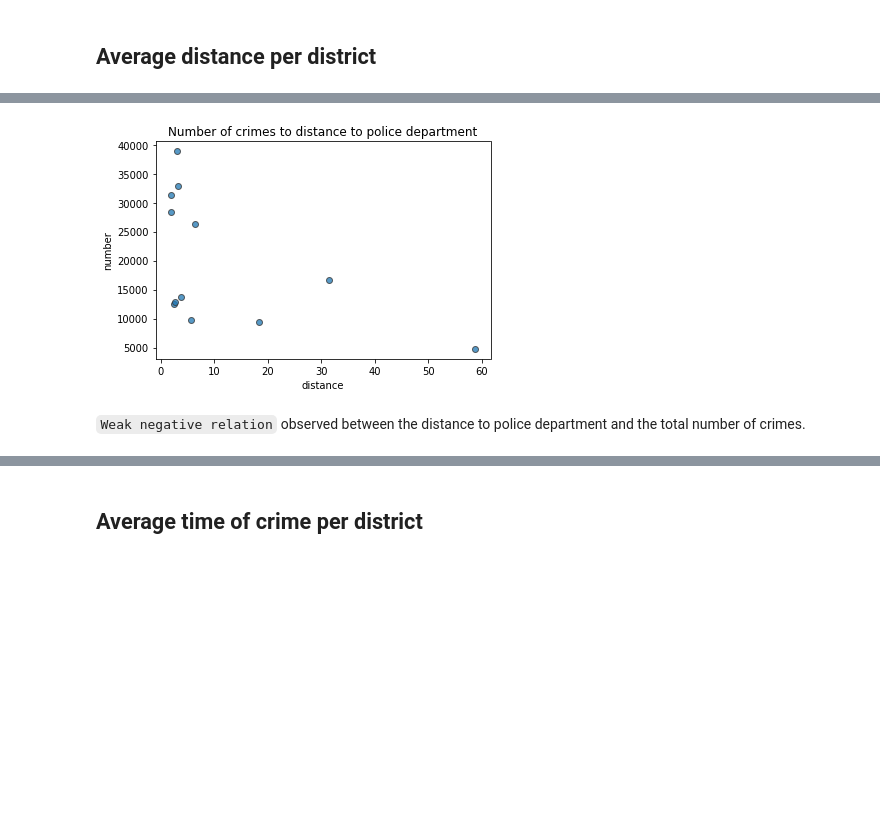
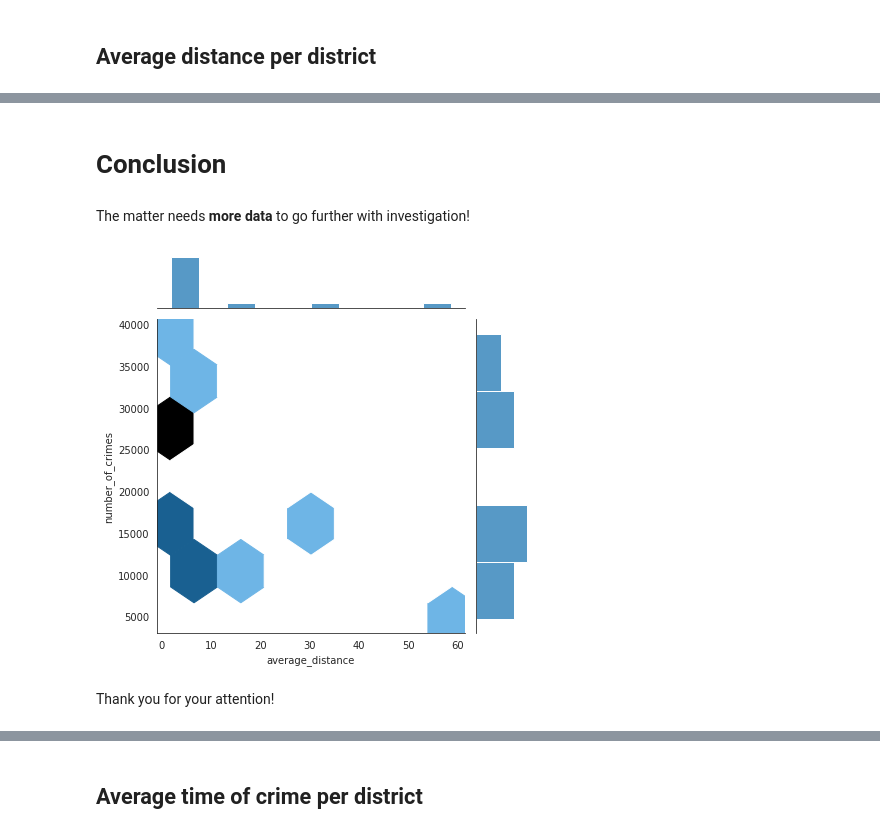
Before and after one commit to mchistya/data-certification-exam, a Jupyter notebook: decision_science/short-presentation-crimes.ipynb, the cells around one changed output, grey strips where cells are left out. Saved outputs shown, nothing was run; the diff lists cells and outputs as text; code cells hidden in the pictures; blank space fills up the shorter version.

```diff
--- a/decision_science/short-presentation-crimes.ipynb
+++ b/decision_science/short-presentation-crimes.ipynb
@@ -312,14 +312,11 @@ pdb_ahs_renamed
-# %%
-plt.scatter(pdb_ahs_renamed['avr_haversine_dist'], pdb_ahs_renamed['nb_of_crimes'], edgecolor='#333333', alpha=0.75)
-
-#plt.xscale('log')
-#plt.yscale('log')
-
-plt.title('Number of crimes to distance to police department')
-plt.xlabel('distance')
-plt.ylabel('number')
-plt.show()
-# %% [output]
-[figure, removed]
-# %% [markdown]
-`Weak negative relation` observed between the distance to police department and the total number of crimes.
+# %% [markdown]
+# Conclusion
+# %% [markdown]
+The matter needs **more data** to go further with investigation!
+# %%
+with sns.axes_style("white"):
+    sns.jointplot(x="average_distance", y="number_of_crimes", kind="hex", data=pdb_ahs_renamed)
+# %% [output]
+[figure, added]
+# %% [markdown]
+Thank you for your attention!
```
Also changed, not shown: parts of 11 cells of this notebook.
